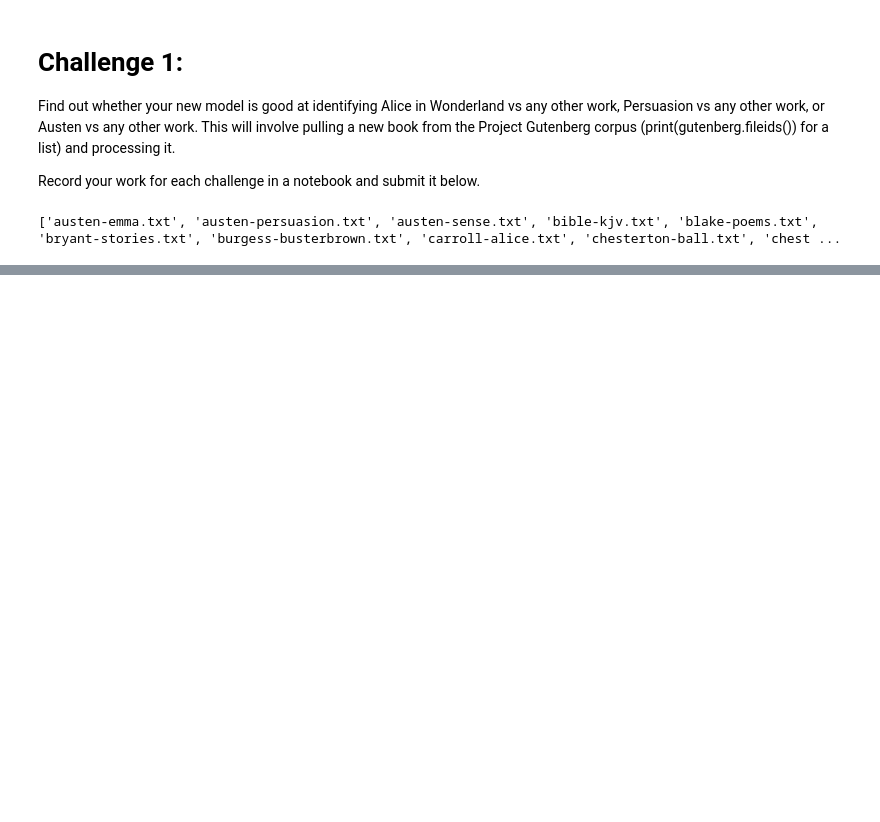
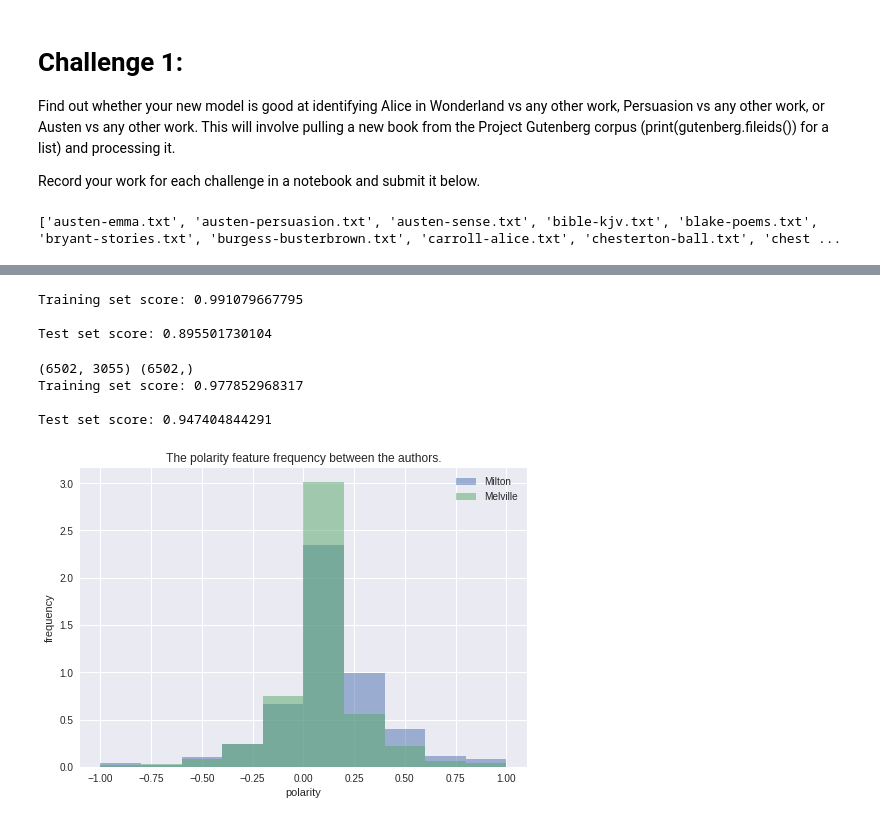
Before and after one commit to gurkpet/Thinkful-Lessons, a Jupyter notebook: Thinkful 4.4/4.4.2+Supervised+NLP.ipynb, the cells around one changed output, grey strips where cells are left out. Cells and saved outputs as stored; diff of their text form; code cells hidden in the pictures; blank space fills up the shorter version.

Commit message:
Compared Paradise Lost and Moby Dick with additional features.

```diff
--- a/Thinkful 4.4/4.4.2+Supervised+NLP.ipynb
+++ b/Thinkful 4.4/4.4.2+Supervised+NLP.ipynb
@@ -433,0 +468,11 @@ dick = text_cleaner(dick)
+# %%
+# Set up the bags.
+paradisewords = bag_of_words(paradise_doc)
+dickwords = bag_of_words(dick_doc)
+
+# Combine bags to create a set of unique words.
+common_words = set(paradisewords + dickwords)
+# %%
+# Create our data frame with features. This can take a while to run.
+word_counts = bow_features(sentences, common_words)
+word_counts.head()
@@ -433,0 +563,16 @@ dick = text_cleaner(dick)
+# %%
+features = word_counts
+features['avg_wrd_len']=avg_wrd_len
+features['wrdspersent']=wrdspersent
+features['punccount']=punccount
+features['adj_count']=adj_count
+features['adp_count']=adp_count
+features['adv_count']=adv_count
+features['cconj_count']=cconj_count
+features['det_count']=det_count
+features['noun_count']=noun_count
+features['part_count']=part_count
+features['pron_count']=pron_count
+features['verb_count']=verb_count
+features['polarity']=polarity
+features['subjectivity']=subjectivity
@@ -433,0 +585,32 @@ dick = text_cleaner(dick)
+# %%
+train = rfc.fit(X_train, y_train)
+
+print('Training set score:', rfc.score(X_train, y_train))
+print('\nTest set score:', rfc.score(X_test, y_test))
+# %% [output]
+Training set score: 0.991079667795
+
+Test set score: 0.895501730104
+# %%
+train = lr.fit(X_train, y_train)
+print(X_train.shape, y_train.shape)
+print('Training set score:', lr.score(X_train, y_train))
+print('\nTest set score:', lr.score(X_test, y_test))
+# %% [output]
+(6502, 3055) (6502,)
+Training set score: 0.977852968317
+
+Test set score: 0.947404844291
+# %%
+def compare_featureMII(feature):
+    plt.hist(features[feature][features.text_source == 'Milton'], label = 'Milton', normed = True, alpha = 0.5)
+    plt.hist(features[feature][features.text_source == 'Melville'], label = 'Melville', normed = True, alpha = 0.5)
+    plt.title('The {} feature frequency between the authors.'.format(feature))
+    plt.xlabel(feature)
+    plt.ylabel('frequency')
+    plt.legend()
+    plt.show()
+# %%
+compare_featureMII('polarity')
+# %% [output]
+[figure, added]
```
Also changed, not shown: parts of 24 cells of this notebook.
